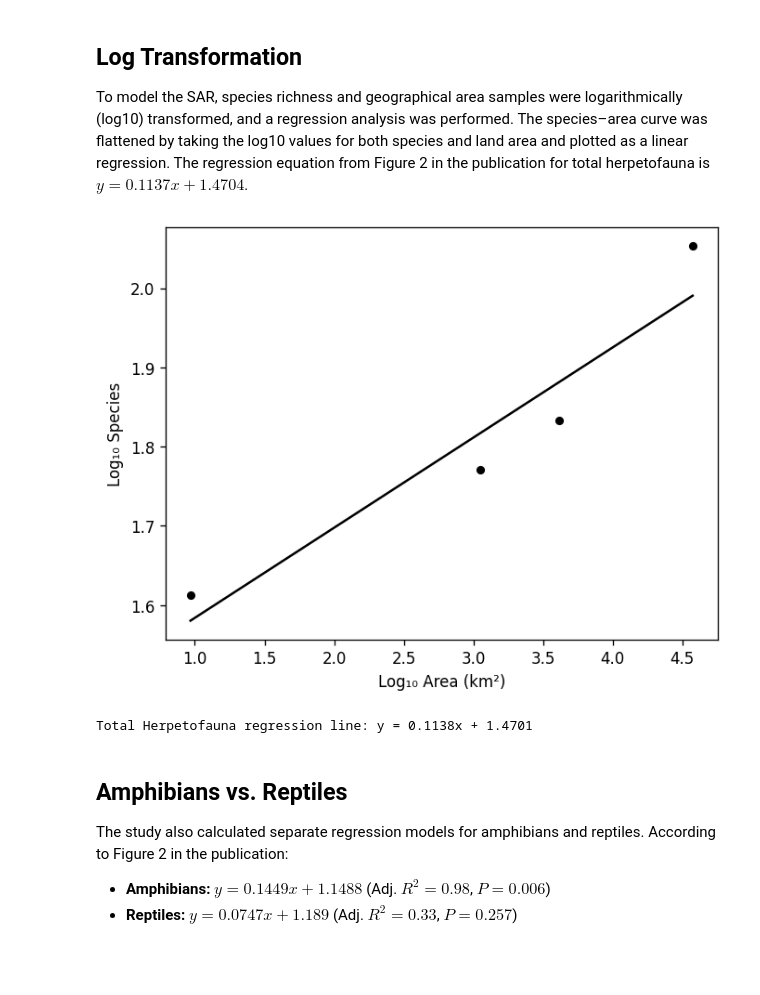
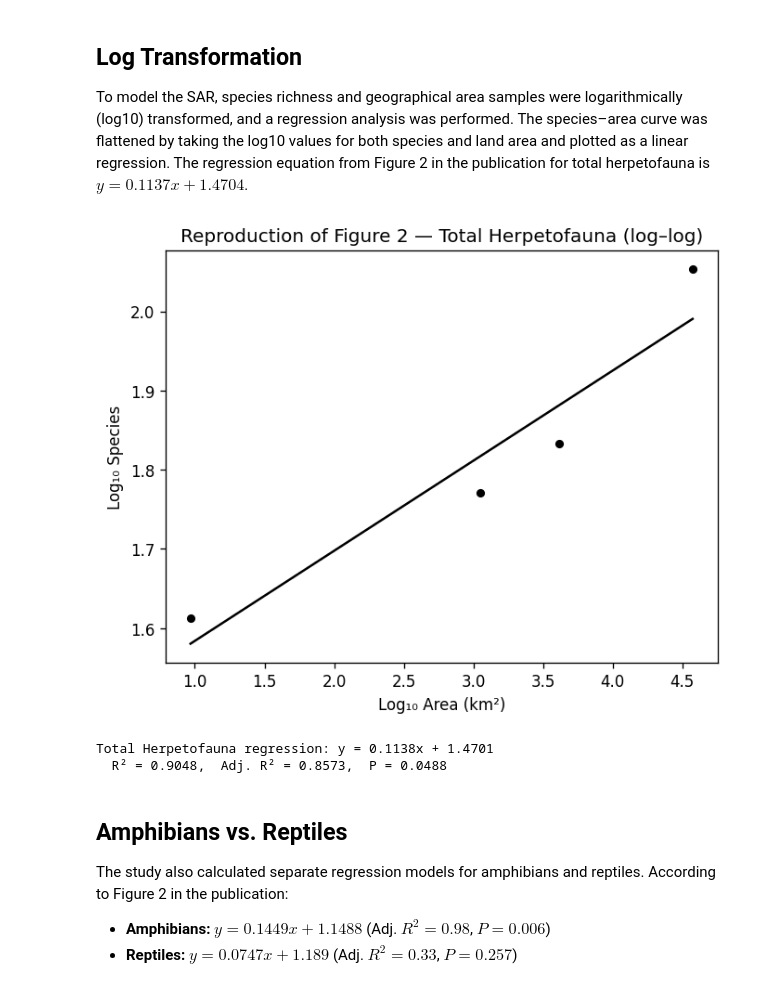
Before and after one commit to jmcmeen/scp-sar-ar, a Jupyter notebook: analysis.ipynb, the cells around one changed output. Saved outputs shown, nothing was run; the diff lists cells and outputs as text; code cells hidden in the pictures; blank space fills up the shorter version.

```diff
--- a/analysis.ipynb
+++ b/analysis.ipynb
@@ -17,12 +24,13 @@ file = "data/herpetofauna.csv"
 Create a DataFrame from herpetofauna.csv. This data represents a nested sample of increasingly larger land areas: Steele Creek Park, Sullivan County, the 5-county area of northeastern Tennessee, and all of eastern Tennessee.
 # %%
 raw = pd.read_csv(file)
+df = raw.copy()
 
 print(file)
-display(raw)
+display(df)
 
 print("Statistics")
-raw.describe()
+df.describe()
 # %% [output]
 data/herpetofauna.csv
 |  | Locality | Area | TotalHerpetofauna | Amphibians | Reptiles |
@@ -57,24 +71,28 @@ To model the SAR, species richness and geographical area samples were logarithmi
 # %%
 # create and populate log10 columns based on existing columns
 df['Log10Area'] = np.log10(df['Area'])
 df['Log10TotalHerpetofauna'] = np.log10(df['TotalHerpetofauna'])
 
-# fit a linear regression line and getting the slope and y-intercept
-m_herps, b_herps = np.polyfit(df['Log10Area'], df['Log10TotalHerpetofauna'], 1)
+# fit a linear regression using scipy.stats for slope, intercept, R², and p-value
+reg_herps = stats.linregress(df['Log10Area'], df['Log10TotalHerpetofauna'])
+m_herps, b_herps = reg_herps.slope, reg_herps.intercept
 
 # add the series values and the regression line to the scatter plot
 fig, ax = plt.subplots()
 df.plot.scatter(x='Log10Area', y='Log10TotalHerpetofauna', color='black', ax=ax)
 plt.plot(df['Log10Area'], m_herps * df['Log10Area'] + b_herps, color='black')
 plt.xlabel('Log₁₀ Area (km²)')
 plt.ylabel('Log₁₀ Species')
+plt.title('Reproduction of Figure 2 — Total Herpetofauna (log–log)')
 plt.show()
 
-# Print the model derived from the regression
-print(f'Total Herpetofauna regression line: y = {m_herps:0.4f}x + {b_herps:0.4f}')
+# Print the model and statistics
+print(f'Total Herpetofauna regression: y = {m_herps:.4f}x + {b_herps:.4f}')
+print(f'  R² = {reg_herps.rvalue**2:.4f},  Adj. R² = {1 - (1 - reg_herps.rvalue**2) * (len(df) - 1) / (len(df) - 2):.4f},  P = {reg_herps.pvalue:.4f}')
 # %% [output]
-[figure, old version]
+[figure, new version]
-Total Herpetofauna regression line: y = 0.1138x + 1.4701
+Total Herpetofauna regression: y = 0.1138x + 1.4701
+  R² = 0.9048,  Adj. R² = 0.8573,  P = 0.0488
 # %% [markdown]
 ## Amphibians vs. Reptiles
 
```
Also changed, not shown: parts of 7 cells of this notebook.
